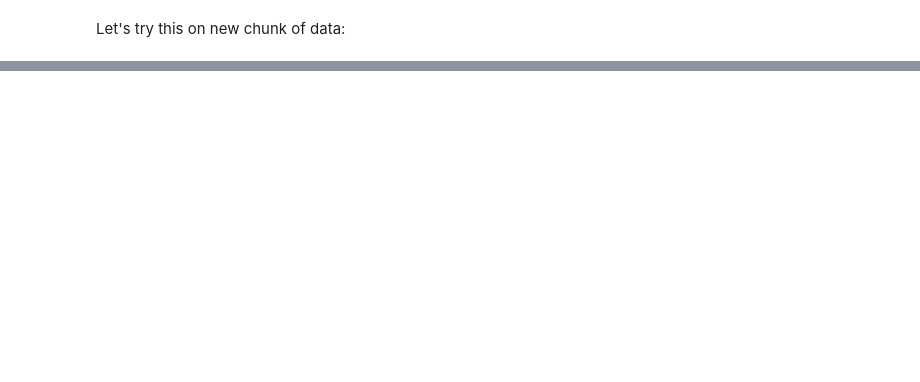
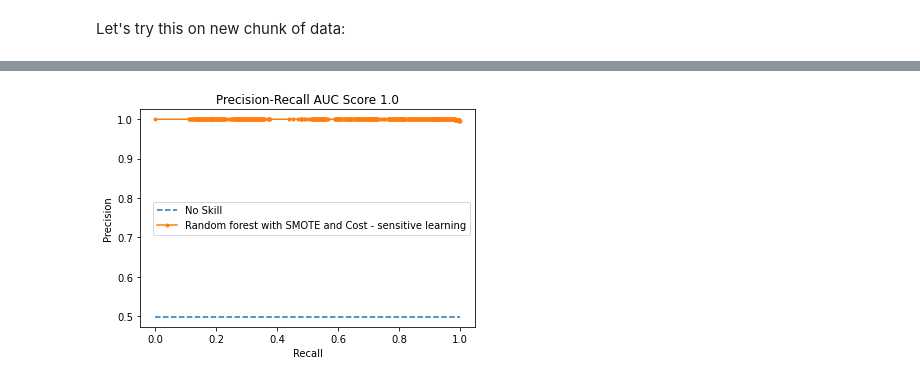
Before and after one commit to Vitomir84/ML_algorithms, a Jupyter notebook: Online_Payments_Fraud_Detection.ipynb, the cells around one changed output, grey strips where cells are left out. Saved outputs shown, nothing was run; the diff lists cells and outputs as text; code cells hidden in the pictures; blank space fills up the shorter version.

```diff
--- a/Online_Payments_Fraud_Detection.ipynb
+++ b/Online_Payments_Fraud_Detection.ipynb
@@ -562,0 +668,21 @@ roc_auc_score: 0.82
+# %%
+pos_probs = y_pred_2_proba[:, 1]
+
+no_skill = len(y_test[y_test==1]) / len(y_test)
+# plot the no skill precision-recall curve
+plt.plot([0, 1], [no_skill, no_skill], linestyle='--', label='No Skill')
+# calculate model precision-recall curve
+precision, recall, _ = precision_recall_curve(y_test, pos_probs)
+
+auc_score = auc(recall, precision)
+# plot the model precision-recall curve
+plt.plot(recall, precision, marker='.', label='Random forest with SMOTE and Cost - sensitive learning')
+# axis labels
+plt.xlabel('Recall')
+plt.ylabel('Precision')
+plt.legend()
+plt.title(f'Precision-Recall AUC Score {round(auc_score,3)}')
+# show the plot
+plt.show()
+# %% [output]
+[figure, added]
```
Also changed, not shown: parts of 43 cells of this notebook.
